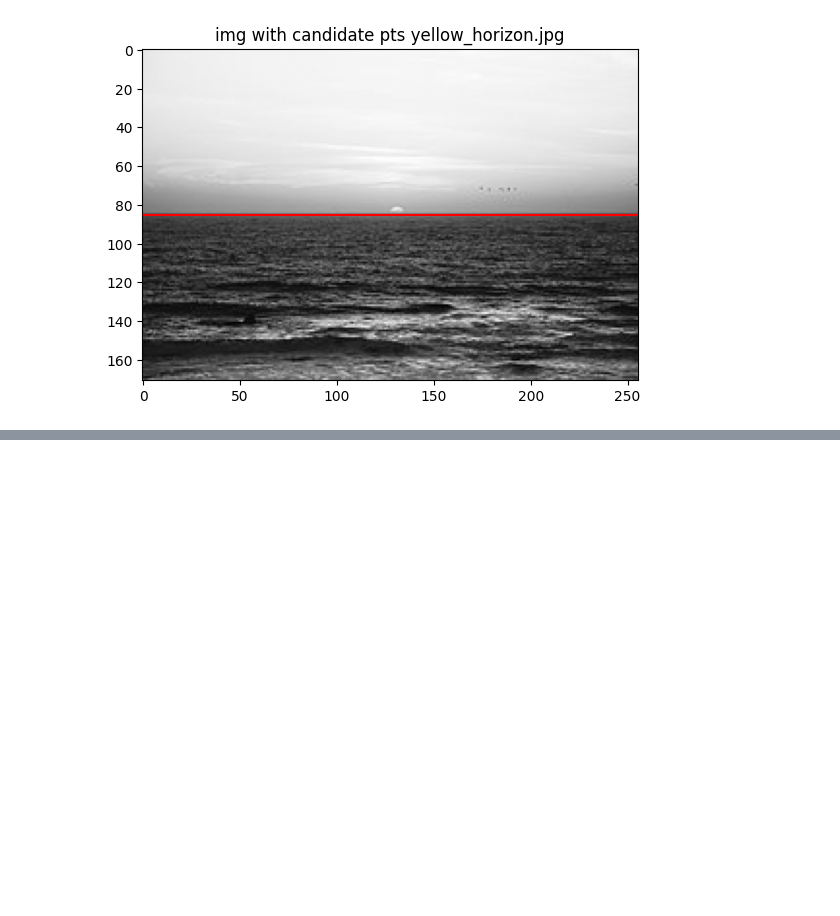
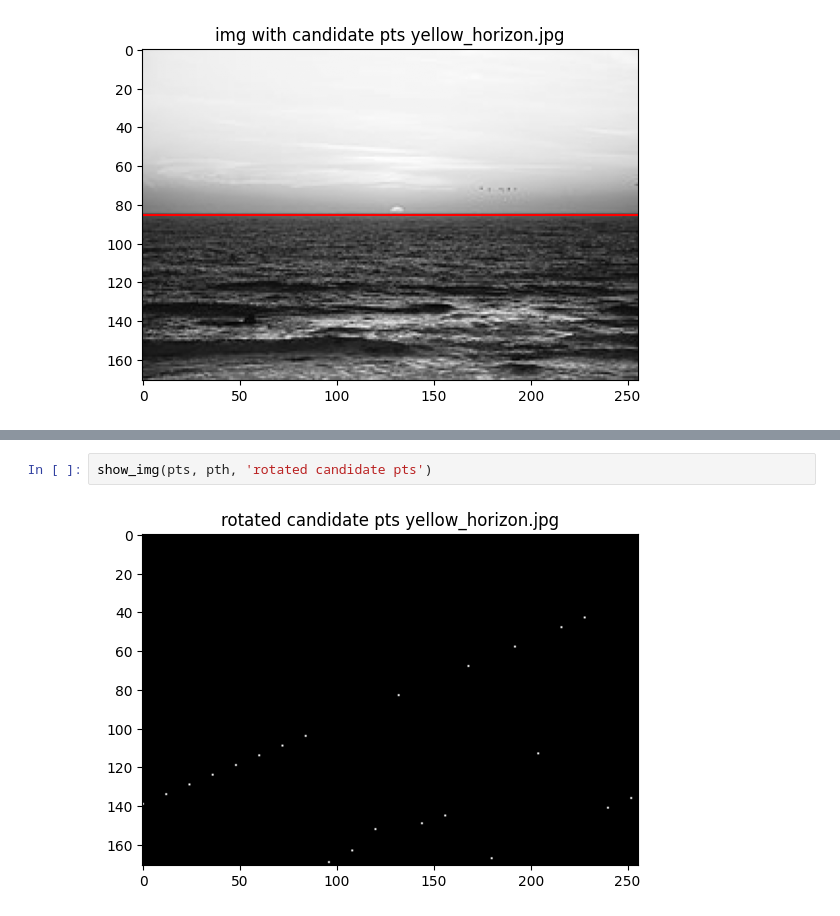
Before and after one commit to marekd6/CV1_labs, a Jupyter notebook: Assignment 03-20251203/cv1_3_2.ipynb, the cells around one changed output, grey strips where cells are left out. Drawn from its saved outputs; the diff is of its cells as text; blank space fills up the shorter version.

```diff
--- a/Assignment 03-20251203/cv1_3_2.ipynb
+++ b/Assignment 03-20251203/cv1_3_2.ipynb
@@ -177,0 +217,4 @@ plt.show()
+# %%
+show_img(pts, pth, 'rotated candidate pts')
+# %% [output]
+[figure, added]
```
Also changed, not shown: parts of 24 cells of this notebook.
